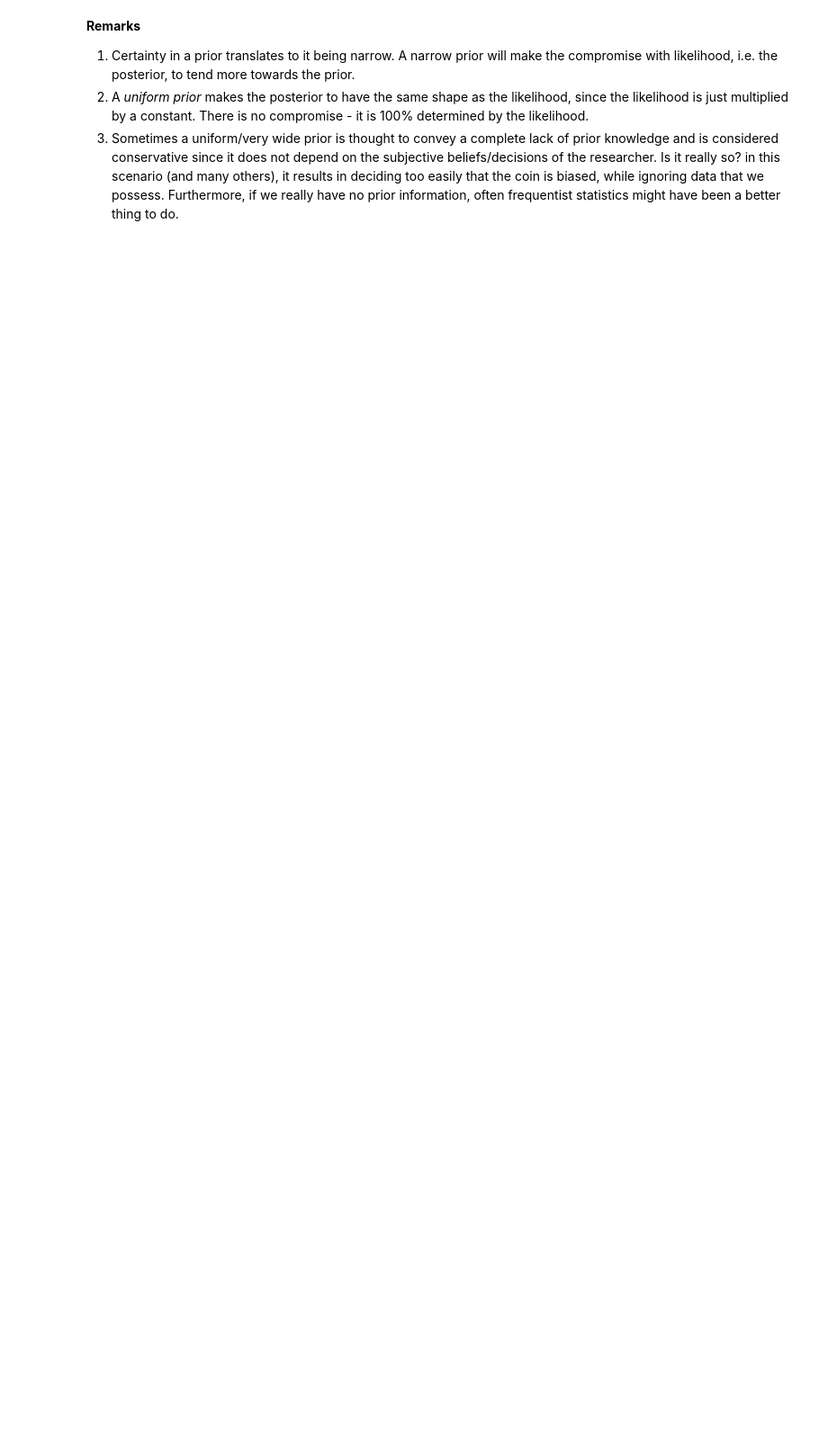
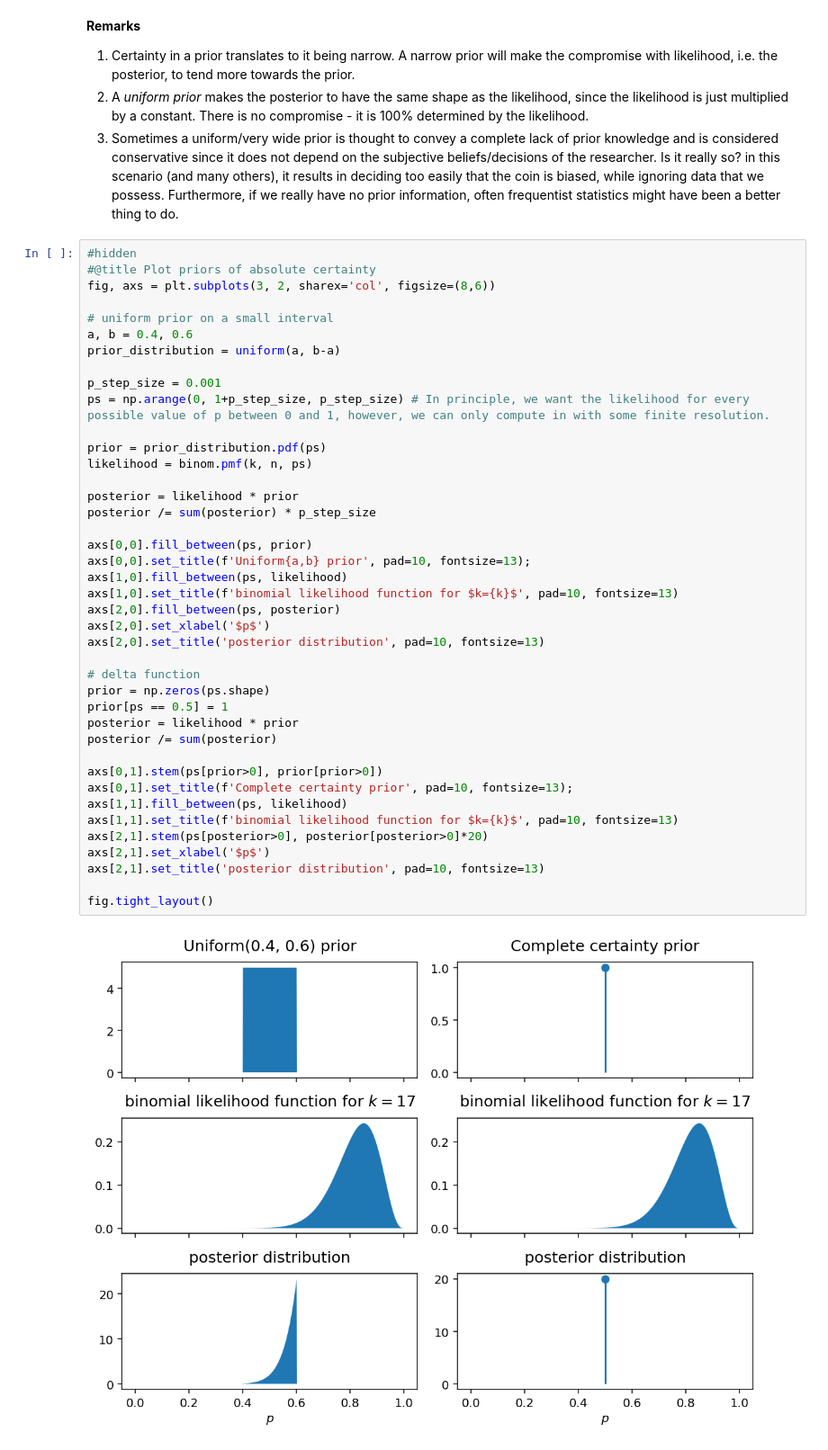
Before and after one commit to yuvalwas/MDAN-course, a Jupyter notebook: MDAN_T1_statistics.ipynb, the cells around one changed output. Shown: that part at 90% size. Cells and saved outputs as stored; diff of their text form; blank space fills up the shorter version.

```diff
--- a/MDAN_T1_statistics.ipynb
+++ b/MDAN_T1_statistics.ipynb
@@ -241,5 +230,48 @@ fig
 1. Certainty in a prior translates to it being narrow. A narrow prior will make the compromise with likelihood, i.e. the posterior, to tend more towards the prior.
 2. A *uniform prior* makes the posterior to have the same shape as the likelihood, since the likelihood is just multiplied by a constant. There is no compromise - it is 100% determined by the likelihood.
 3. Sometimes a uniform/very wide prior is thought to convey a complete lack of prior knowledge and is considered conservative since it does not depend on the subjective beliefs/decisions of the researcher. Is it really so? in this scenario (and many others), it results in deciding too easily that the coin is biased, while ignoring data that we possess. Furthermore, if we really have no prior information, often frequentist statistics might have been a better thing to do.
+# %%
+#hidden
+#@title Plot priors of absolute certainty
+fig, axs = plt.subplots(3, 2, sharex='col', figsize=(8,6))
+
+# uniform prior on a small interval
+a, b = 0.4, 0.6
+prior_distribution = uniform(a, b-a)
+
+p_step_size = 0.001
+ps = np.arange(0, 1+p_step_size, p_step_size) # In principle, we want the likelihood for every possible value of p between 0 and 1, however, we can only compute in with some finite resolution.
+
+prior = prior_distribution.pdf(ps)
+likelihood = binom.pmf(k, n, ps)
+
+posterior = likelihood * prior
+posterior /= sum(posterior) * p_step_size
+
+axs[0,0].fill_between(ps, prior)
+axs[0,0].set_title(f'Uniform{a,b} prior', pad=10, fontsize=13);
+axs[1,0].fill_between(ps, likelihood)
+axs[1,0].set_title(f'binomial likelihood function for $k={k}$', pad=10, fontsize=13)
+axs[2,0].fill_between(ps, posterior)
+axs[2,0].set_xlabel('$p$')
+axs[2,0].set_title('posterior distribution', pad=10, fontsize=13)
+
+# delta function
+prior = np.zeros(ps.shape)
+prior[ps == 0.5] = 1
+posterior = likelihood * prior
+posterior /= sum(posterior)
+
+axs[0,1].stem(ps[prior>0], prior[prior>0])
+axs[0,1].set_title(f'Complete certainty prior', pad=10, fontsize=13);
+axs[1,1].fill_between(ps, likelihood)
+axs[1,1].set_title(f'binomial likelihood function for $k={k}$', pad=10, fontsize=13)
+axs[2,1].stem(ps[posterior>0], posterior[posterior>0]*20)
+axs[2,1].set_xlabel('$p$')
+axs[2,1].set_title('posterior distribution', pad=10, fontsize=13)
+
+fig.tight_layout()
+# %% [output]
+[figure, added]
 # %% [markdown]
 **We have the posterior distribution, what now? Is $p \ne 0.5$???** <br>
```
Also changed, not shown: parts of 39 cells of this notebook.
